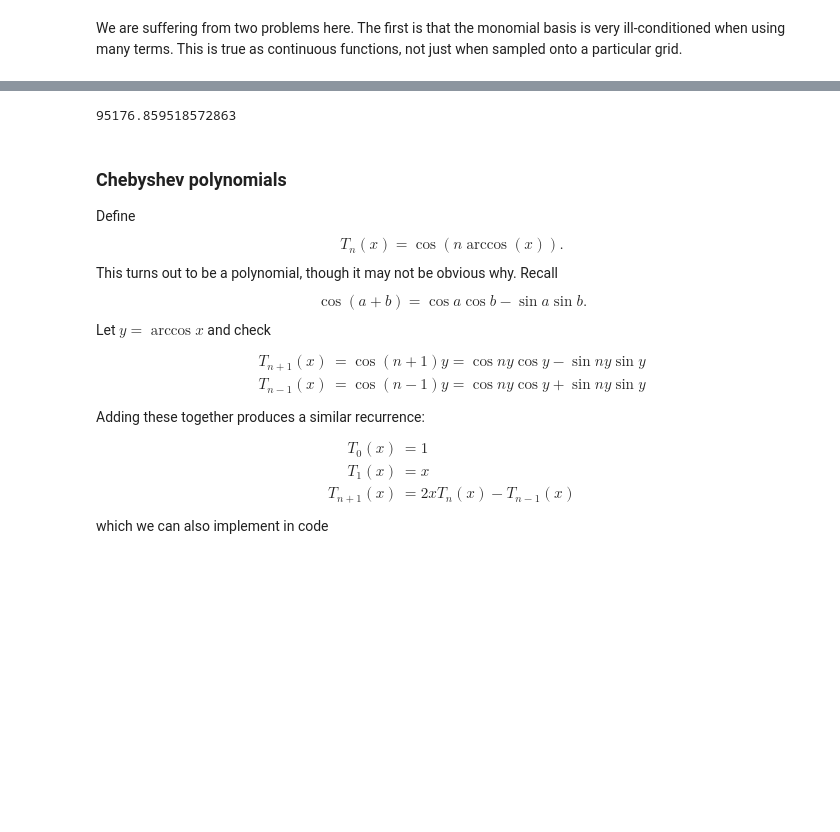
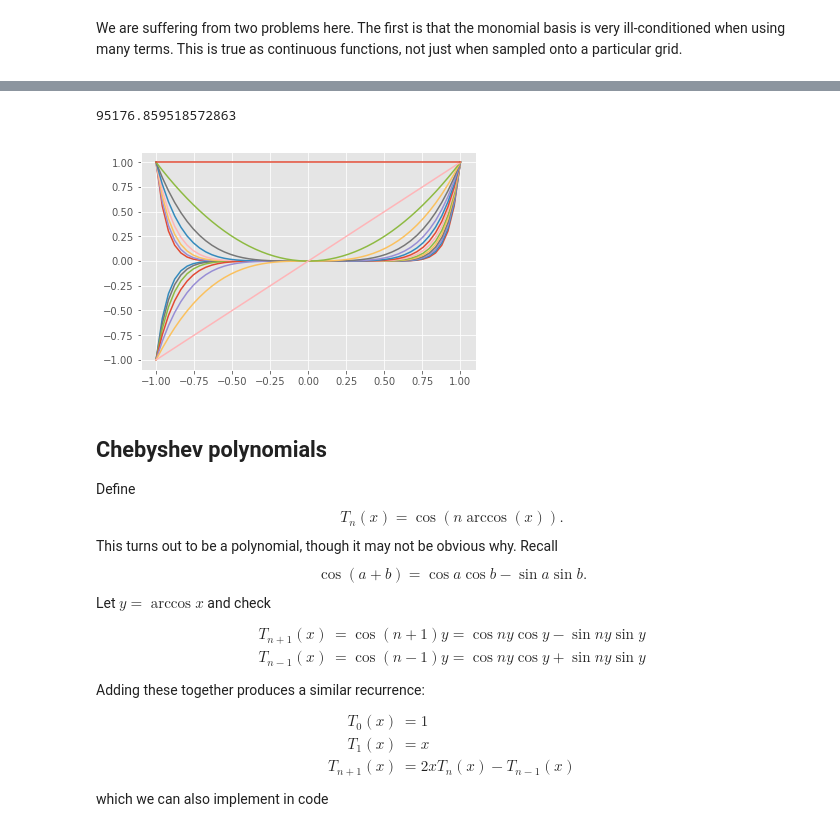
Before and after one commit to cu-numpde/numpde-fall2017, a Jupyter notebook: FDHighOrder.ipynb, the cells around one changed output, grey strips where cells are left out. Cells and saved outputs as stored; diff of their text form; code cells hidden in the pictures; blank space fills up the shorter version.

Commit message:
Chebyshev solvers for 2017-09-15

```diff
--- a/FDHighOrder.ipynb
+++ b/FDHighOrder.ipynb
@@ -170,8 +160,7 @@ pyplot.plot(x, 9*u)
 # %% [markdown]
 We are suffering from two problems here.  The first is that the monomial basis is very ill-conditioned when using many terms.  This is true as continuous functions, not just when sampled onto a particular grid.
 # %%
-x = numpy.linspace(-1, 1)
-pyplot.figure()
+x = numpy.linspace(-1, 1, 50)
 V = numpy.vander(x, 15)
 pyplot.plot(x, V)
 numpy.linalg.cond(V)
@@ -181,6 +168,7 @@ numpy.linalg.cond(V)
 95176.859518572863
+[figure, added]
 # %% [markdown]
-### Chebyshev polynomials
+## Chebyshev polynomials
 
 Define $$ T_n(x) = \cos (n \arccos(x)) .$$
 This turns out to be a polynomial, though it may not be obvious why.
```
Also changed, not shown: parts of 22 cells of this notebook.
